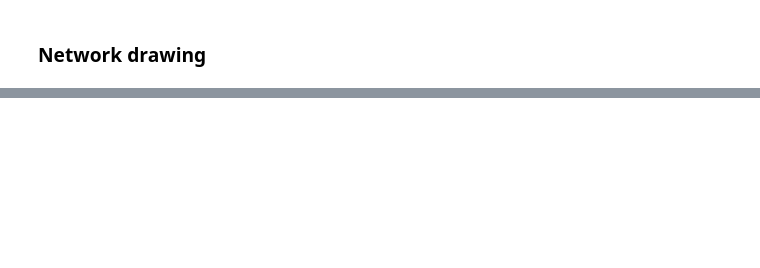
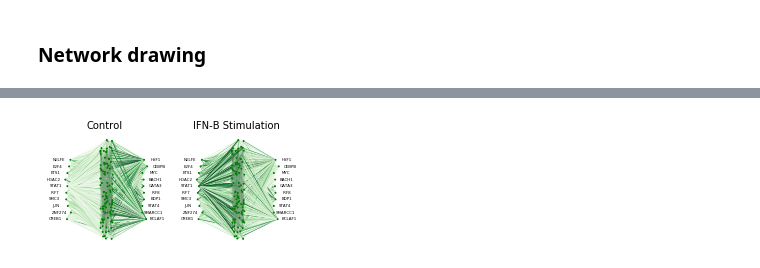
Before and after one commit to yelabucsf/scrna-parameter-estimation, a Jupyter notebook: examples/interferon_stimulation/interferon_signaling_analysis.ipynb, the cells around one changed output, grey strips where cells are left out. Saved outputs shown, nothing was run; the diff lists cells and outputs as text; code cells hidden in the pictures; blank space fills up the shorter version.

```diff
--- a/examples/interferon_stimulation/interferon_signaling_analysis.ipynb
+++ b/examples/interferon_stimulation/interferon_signaling_analysis.ipynb
@@ -856,0 +466,2 @@ for ct_idx, ct in enumerate(cts):
+# %%
+ctrl_tf = ['BCLAF1','HSF1','SMARCC1','CEBPB', 'STAT4', 'MYC', 'BDP1', 'BACH1', 'IRF8', 'GATA3'][::-1]
@@ -1159,0 +477,2 @@ def build_dc_df(ct, tf_idx, result_dict):
+# %%
+all_genes_considered = list(set(candidate_genes) - set(ctrl_tf) - set(stim_tf))
@@ -1159,0 +502,15 @@ def build_dc_df(ct, tf_idx, result_dict):
+# %%
+# Get correlations between target genes
+ctrl_target_corrs = pd.DataFrame(
+    data=estimator.parameters[ct + ' - ctrl']['corr'][idxs, :][:, idxs].toarray(),
+    index=all_genes_considered,
+    columns=all_genes_considered)
+ctrl_target_corrs[ctrl_target_corrs > 1] = 1
+ctrl_target_corrs[ctrl_target_corrs < -1] = -1
+
+stim_target_corrs = pd.DataFrame(
+    data=estimator.parameters[ct + ' - stim']['corr'][idxs, :][:, idxs].toarray(),
+    index=all_genes_considered,
+    columns=all_genes_considered)
+stim_target_corrs[stim_target_corrs > 1] = 1
+stim_target_corrs[stim_target_corrs < -1] = -1
@@ -1159,0 +577,47 @@ def build_dc_df(ct, tf_idx, result_dict):
+# %%
+plt.figure(figsize=(4.5, 2), frameon=False)
+plt.subplot(1, 2, 1)
+plt.subplots_adjust(wspace=0.1)
+
+edge_colors = np.array([ctrl_G[u][v]['weight'] for u,v in ctrl_G.edges])
+nx.draw_networkx(
+    ctrl_G,
+    pos=pos,
+    with_labels=False,
+    width=[0.01 if source in all_genes_considered and sink in all_genes_considered else 0.5 for source, sink in ctrl_G.edges()],
+    edge_cmap=mpl.cm.Greens,
+    edge_color=edge_colors,
+    node_size=[1 for i in range(len(ctrl_tf))] + [1 for i in range(len(stim_tf))] + [1 for i in range(len(all_genes_considered))],
+    edge_vmin=0,
+    edge_vmax=0.35,
+    node_color='g',
+    node_shape='8')
+nx.draw_networkx_labels(G=ctrl_G, pos=label_pos, labels={tf:tf for tf in ctrl_tf + stim_tf}, font_size=4)
+plt.xlim(-9.5, 9)
+plt.axis('off')
+plt.title('Control')
+
+
+plt.subplot(1, 2, 2)
+edge_colors = np.array([stim_G[u][v]['weight'] for u,v in stim_G.edges])
+nx.draw_networkx(
+    stim_G,
+    pos=pos,
+    with_labels=False,
+    width=[0.01 if source in all_genes_considered and sink in all_genes_considered else 0.5 for source, sink in stim_G.edges()],
+    edge_cmap=mpl.cm.Greens,
+    edge_color=edge_colors,
+    node_size=[1 for i in range(len(ctrl_tf))] + [1 for i in range(len(stim_tf))] + [1 for i in range(len(all_genes_considered))],
+    edge_vmin=0,
+    edge_vmax=0.35,
+    node_color='g',
+    node_shape='8')
+nx.draw_networkx_labels(G=ctrl_G, pos=label_pos, labels={tf:tf for tf in ctrl_tf + stim_tf}, font_size=4)
+plt.xlim(-9.5, 9)
+plt.axis('off')
+plt.title('IFN-B Stimulation')
+
+
+plt.savefig('network_switching.png', bbox_inches='tight', dpi=300)
+# %% [output]
+[figure, added]
```
Also changed, not shown: parts of 108 cells of this notebook, 15 other files.
